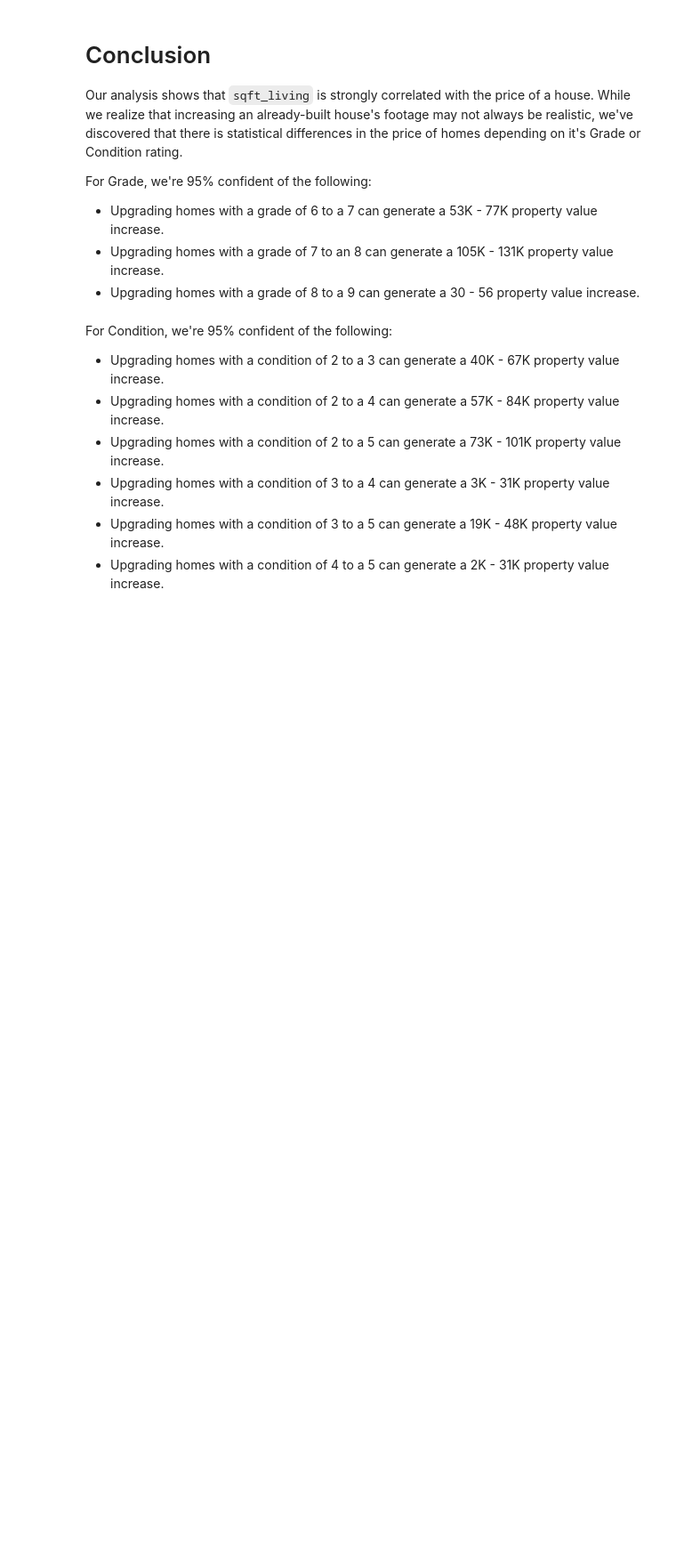
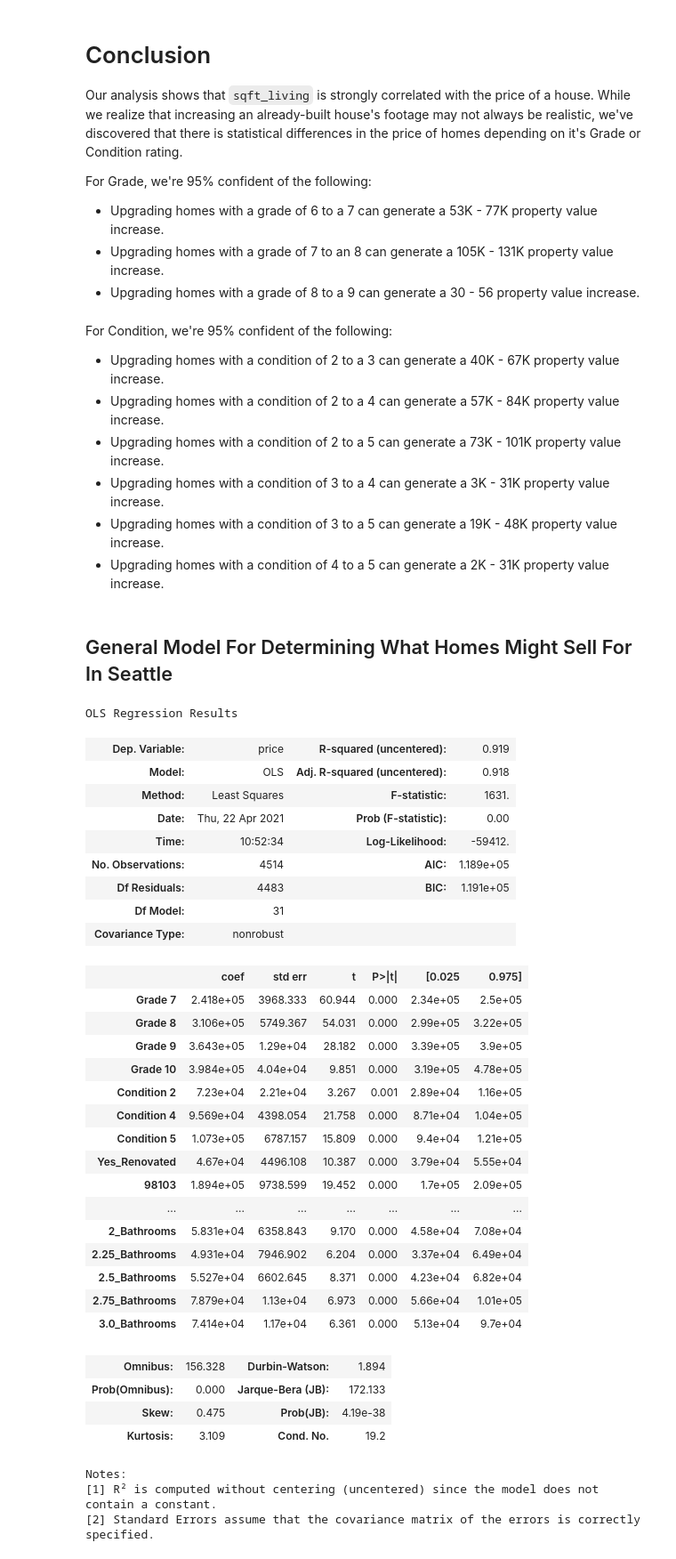
Before and after one commit to cdlc01/Housing_Analysis, a Jupyter notebook: David_and_Chris Notebook DataFrame Analysis.ipynb, the cells around one changed output. Shown at 89% size. Saved outputs shown, nothing was run; the diff lists cells and outputs as text; code cells hidden in the pictures; blank space fills up the shorter version.

Commit message:
re-added final models after git mishap

```diff
--- a/David_and_Chris Notebook DataFrame Analysis.ipynb
+++ b/David_and_Chris Notebook DataFrame Analysis.ipynb
@@ -1157,3 +1157,5 @@ For Condition, we're 95% confident of the following: <br>
 - Upgrading homes with a condition of 3 to a 4 can generate a 3K - 31K property value increase.
 - Upgrading homes with a condition of 3 to a 5 can generate a 19K - 48K property value increase.
 - Upgrading homes with a condition of 4 to a 5 can generate a 2K - 31K property value increase.
+# %% [markdown]
+## General Model For Determining What Homes Might Sell For In Seattle
@@ -1159,0 +1189,55 @@ For Condition, we're 95% confident of the following: <br>
+# %%
+#We re-check for correlations and drop any unnecessary columns
+exp_10 = exp_8.corr().abs().stack().reset_index().sort_values(0, ascending=False)
+exp_10['pairs'] = list(zip(exp_10.level_0, exp_10.level_1))
+exp_10.set_index(['pairs'], inplace = True)
+exp_10.drop(columns=['level_1', 'level_0'], inplace = True)
+exp_10.columns = ['cc']
+exp_10.drop_duplicates(inplace=True)
+exp_10[(exp_10.cc>.75) & (exp_10.cc <1)]
+exp_11 = exp_8.drop(['condition', 'waterfront', 'bathrooms', 'Condition 3'], axis = 1)
+# %%
+#We take the columns of significance to home sales in Seattle and make a new model
+origin_var = ['Grade 7','Grade 8','Grade 9','Grade 10', 'Condition 2', 'Condition 4', 'Condition 5', 'Yes_Renovated',
+               98103, 98105, 98107, 98109, 98112, 98115, 98117, 98118, 98119, 98122, 98126, 98136, 98144,
+              98146, 98155, 98177, 98199,'1.75_Bathrooms','2_Bathrooms', '2.25_Bathrooms', '2.5_Bathrooms',
+              '2.75_Bathrooms', '3.0_Bathrooms']
+
+exp_11 = exp_11.dropna() #we drop missing values since they trip up the model
+
+model2 = sm.OLS(exp_11['price'], exp_11[origin_var]).fit()
+model2.summary()
+# %% [output]
+OLS Regression Results
+| Dep. Variable: | price | R-squared (uncentered): | 0.919 |
+| Model: | OLS | Adj. R-squared (uncentered): | 0.918 |
+| Method: | Least Squares | F-statistic: | 1631. |
+| Date: | Thu, 22 Apr 2021 | Prob (F-statistic): | 0.00 |
+| Time: | 10:52:34 | Log-Likelihood: | -59412. |
+| No. Observations: | 4514 | AIC: | 1.189e+05 |
+| Df Residuals: | 4483 | BIC: | 1.191e+05 |
+| Df Model: | 31 |  |  |
+| Covariance Type: | nonrobust |  |  |
+|  | coef | std err | t | P>|t| | [0.025 | 0.975] |
+| Grade 7 | 2.418e+05 | 3968.333 | 60.944 | 0.000 | 2.34e+05 | 2.5e+05 |
+| Grade 8 | 3.106e+05 | 5749.367 | 54.031 | 0.000 | 2.99e+05 | 3.22e+05 |
+| Grade 9 | 3.643e+05 | 1.29e+04 | 28.182 | 0.000 | 3.39e+05 | 3.9e+05 |
+| Grade 10 | 3.984e+05 | 4.04e+04 | 9.851 | 0.000 | 3.19e+05 | 4.78e+05 |
+| Condition 2 | 7.23e+04 | 2.21e+04 | 3.267 | 0.001 | 2.89e+04 | 1.16e+05 |
+| Condition 4 | 9.569e+04 | 4398.054 | 21.758 | 0.000 | 8.71e+04 | 1.04e+05 |
+| Condition 5 | 1.073e+05 | 6787.157 | 15.809 | 0.000 | 9.4e+04 | 1.21e+05 |
+| Yes_Renovated | 4.67e+04 | 4496.108 | 10.387 | 0.000 | 3.79e+04 | 5.55e+04 |
+| 98103 | 1.894e+05 | 9738.599 | 19.452 | 0.000 | 1.7e+05 | 2.09e+05 |
+| ... | ... | ... | ... | ... | ... | ... |
+| 2_Bathrooms | 5.831e+04 | 6358.843 | 9.170 | 0.000 | 4.58e+04 | 7.08e+04 |
+| 2.25_Bathrooms | 4.931e+04 | 7946.902 | 6.204 | 0.000 | 3.37e+04 | 6.49e+04 |
+| 2.5_Bathrooms | 5.527e+04 | 6602.645 | 8.371 | 0.000 | 4.23e+04 | 6.82e+04 |
+| 2.75_Bathrooms | 7.879e+04 | 1.13e+04 | 6.973 | 0.000 | 5.66e+04 | 1.01e+05 |
+| 3.0_Bathrooms | 7.414e+04 | 1.17e+04 | 6.361 | 0.000 | 5.13e+04 | 9.7e+04 |
+| Omnibus: | 156.328 | Durbin-Watson: | 1.894 |
+| Prob(Omnibus): | 0.000 | Jarque-Bera (JB): | 172.133 |
+| Skew: | 0.475 | Prob(JB): | 4.19e-38 |
+| Kurtosis: | 3.109 | Cond. No. | 19.2 |
+Notes:
+[1] R² is computed without centering (uncentered) since the model does not contain a constant.
+[2] Standard Errors assume that the covariance matrix of the errors is correctly specified.
```
Also changed, not shown: parts of 10 cells of this notebook, 1 other file.
